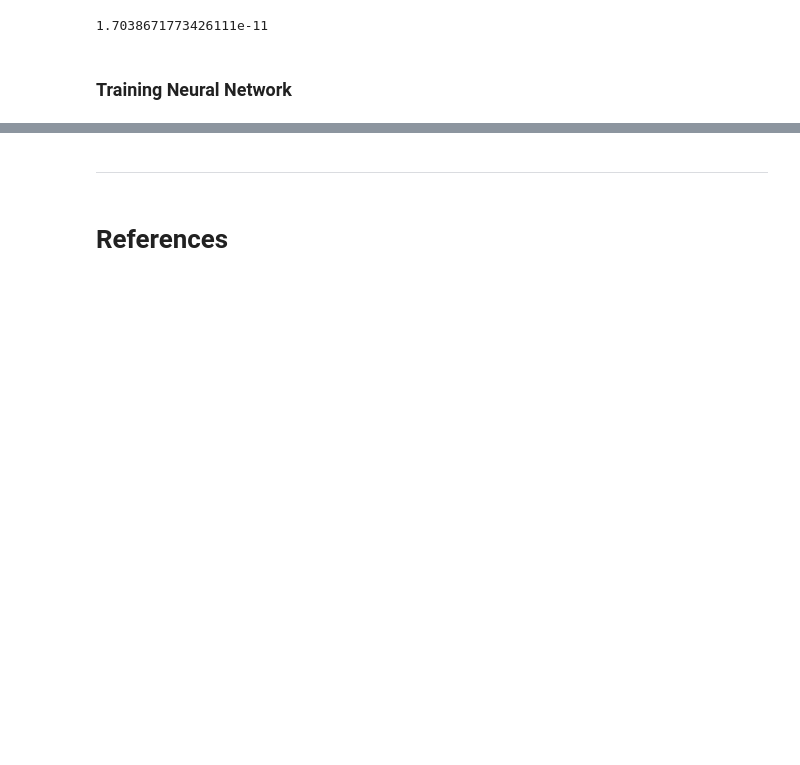
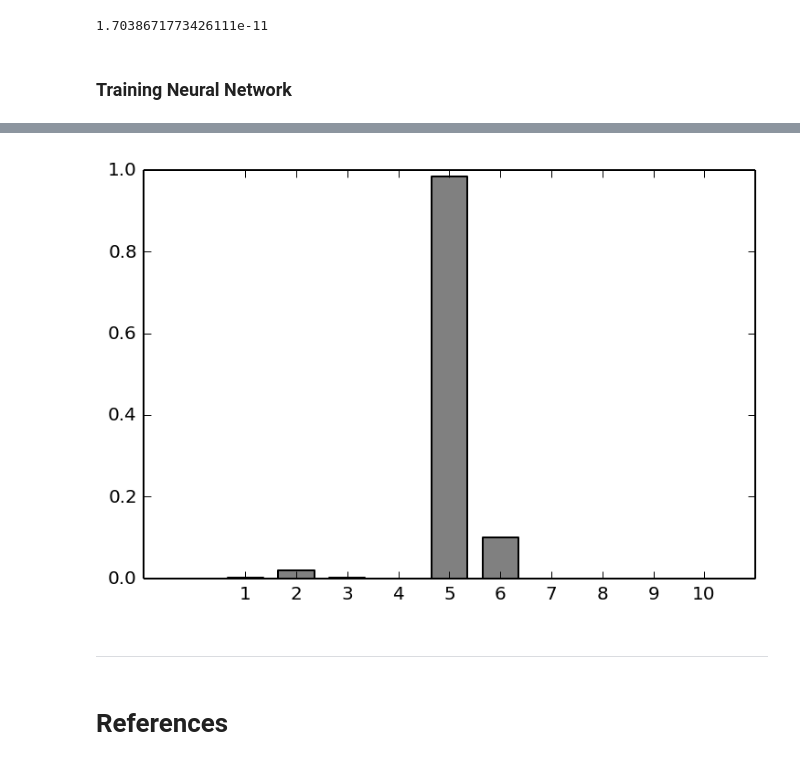
Before and after one commit to ekaakurniawan/iPyMacLern, a Jupyter notebook: W4_5/Neural Networks.ipynb, the cells around one changed output, grey strips where cells are left out. Cells and saved outputs as stored; diff of their text form; code cells hidden in the pictures; blank space fills up the shorter version.

```diff
--- a/W4_5/Neural Networks.ipynb
+++ b/W4_5/Neural Networks.ipynb
@@ -527,3 +556,13 @@ print('Runtime: %s seconds' % int(toc - tic))
+# %%
+h1 = expit(np.dot(np.hstack([1, X[i]]), theta1.transpose()))
+h2 = expit(np.dot(np.hstack([1, h1]), theta2.transpose()))
+
+import pylab
+plt.bar(range(num_labels), h2, color='gray',  width=0.7, align="center")
+plt.xticks(range(num_labels), range(1, num_labels+1))
+plt.show()
+# %% [output]
+[figure, added]
 # %% [markdown]
 ---
 # %% [markdown]
```
Also changed, not shown: parts of 11 cells of this notebook.
